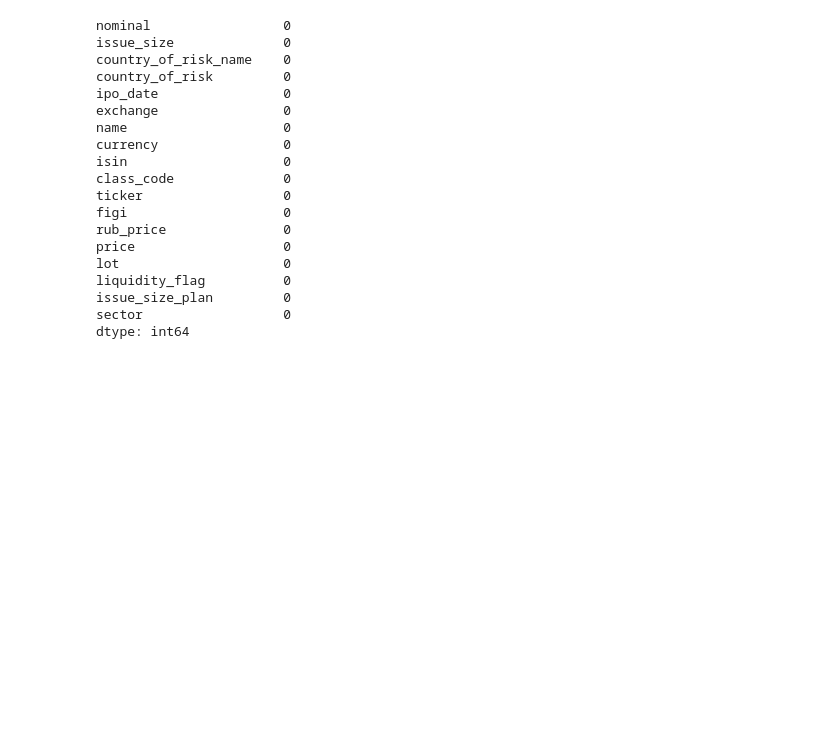
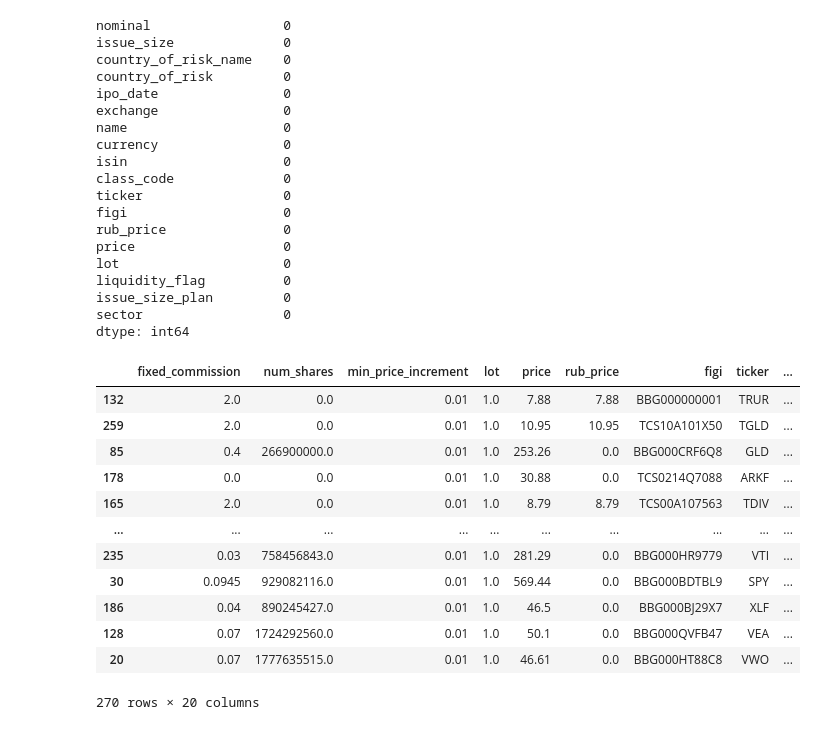
Before and after one commit to D1ffic00lt/securities-recommendation-system, a Jupyter notebook: baselines/ratings_baseline.ipynb, the cells around one changed output. Cells and saved outputs as stored; diff of their text form; code cells hidden in the pictures; blank space fills up the shorter version.

```diff
--- a/ratings_baseline.ipynb
+++ b/baselines/ratings_baseline.ipynb
@@ -203,3 +203,19 @@ liquidity_flag          0
 issue_size_plan         0
 sector                  0
 dtype: int64
+# %%
+etfs_with_rating.sort_values('Rating')
+# %% [output]
+|  | fixed_commission | num_shares | min_price_increment | lot | price | rub_price | figi | ticker | ... |
+| 132 | 2.0 | 0.0 | 0.01 | 1.0 | 7.88 | 7.88 | BBG000000001 | TRUR | ... |
+| 259 | 2.0 | 0.0 | 0.01 | 1.0 | 10.95 | 10.95 | TCS10A101X50 | TGLD | ... |
+| 85 | 0.4 | 266900000.0 | 0.01 | 1.0 | 253.26 | 0.0 | BBG000CRF6Q8 | GLD | ... |
+| 178 | 0.0 | 0.0 | 0.01 | 1.0 | 30.88 | 0.0 | TCS0214Q7088 | ARKF | ... |
+| 165 | 2.0 | 0.0 | 0.01 | 1.0 | 8.79 | 8.79 | TCS00A107563 | TDIV | ... |
+| ... | ... | ... | ... | ... | ... | ... | ... | ... | ... |
+| 235 | 0.03 | 758456843.0 | 0.01 | 1.0 | 281.29 | 0.0 | BBG000HR9779 | VTI | ... |
+| 30 | 0.0945 | 929082116.0 | 0.01 | 1.0 | 569.44 | 0.0 | BBG000BDTBL9 | SPY | ... |
+| 186 | 0.04 | 890245427.0 | 0.01 | 1.0 | 46.5 | 0.0 | BBG000BJ29X7 | XLF | ... |
+| 128 | 0.07 | 1724292560.0 | 0.01 | 1.0 | 50.1 | 0.0 | BBG000QVFB47 | VEA | ... |
+| 20 | 0.07 | 1777635515.0 | 0.01 | 1.0 | 46.61 | 0.0 | BBG000HT88C8 | VWO | ... |
+270 rows × 20 columns
```
Also changed, not shown: 1 other file.
